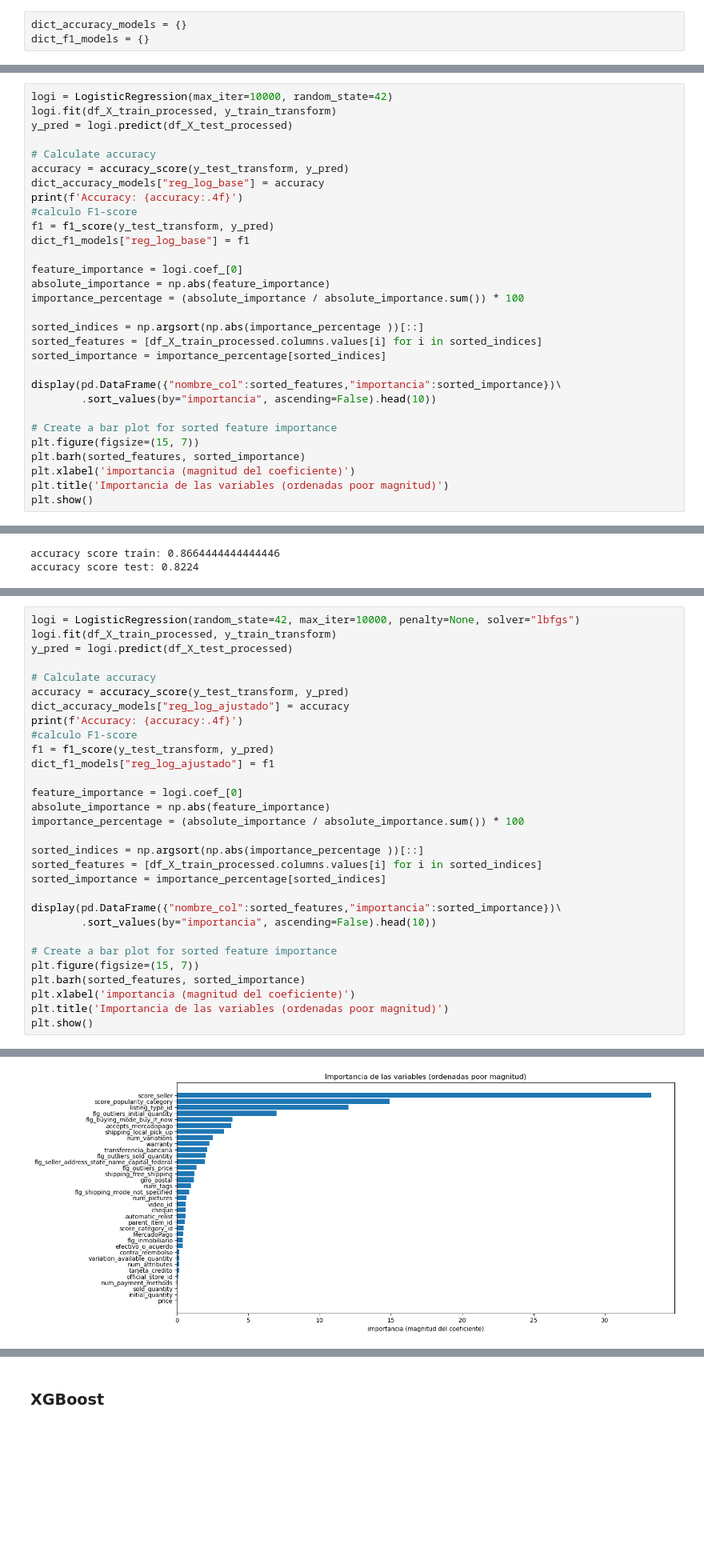
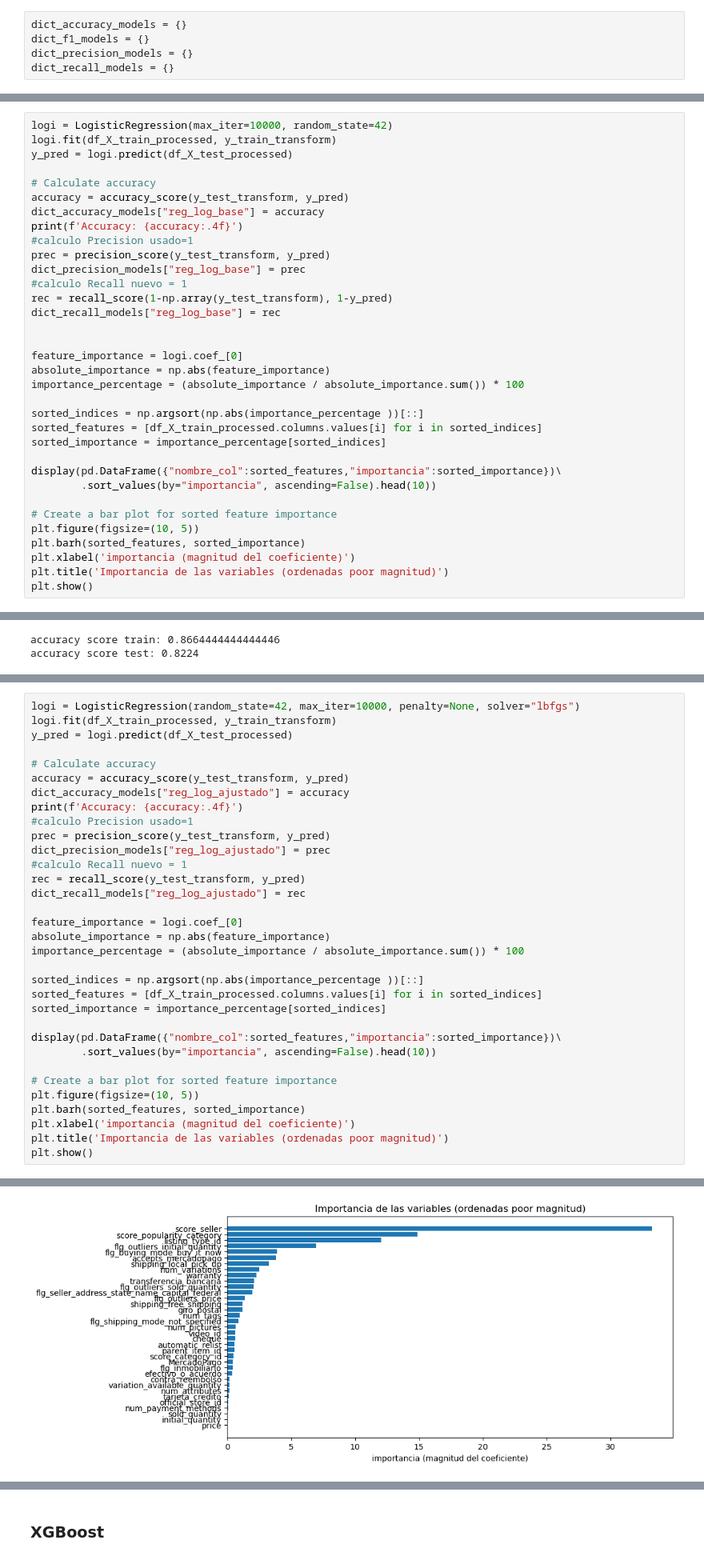
Before and after one commit to paulguz261/meli_ds_challenge2, a Jupyter notebook: notebooks/03_model_tunning.ipynb, the cells around one changed output, grey strips where cells are left out. Shown: that part at 80% size. Saved outputs shown, nothing was run; the diff lists cells and outputs as text; blank space fills up the shorter version.

```diff
--- a/notebooks/03_model_tunning.ipynb
+++ b/notebooks/03_model_tunning.ipynb
@@ -66,6 +66,8 @@ from sklearn.model_selection import GridSearchCV
 # %%
 dict_accuracy_models = {}
 dict_f1_models = {}
+dict_precision_models = {}
+dict_recall_models = {}
 # %% [markdown]
 ### Regresion Logistica
 
@@ -79,9 +81,13 @@ y_pred = logi.predict(df_X_test_processed)
 accuracy = accuracy_score(y_test_transform, y_pred)
 dict_accuracy_models["reg_log_base"] = accuracy
 print(f'Accuracy: {accuracy:.4f}')
-#calculo F1-score
-f1 = f1_score(y_test_transform, y_pred)
-dict_f1_models["reg_log_base"] = f1
+#calculo Precision usado=1
+prec = precision_score(y_test_transform, y_pred)
+dict_precision_models["reg_log_base"] = prec
+#calculo Recall nuevo = 1
+rec = recall_score(1-np.array(y_test_transform), 1-y_pred)
+dict_recall_models["reg_log_base"] = rec
+
 
 feature_importance = logi.coef_[0]
 absolute_importance = np.abs(feature_importance)
@@ -95,7 +101,7 @@ display(pd.DataFrame({"nombre_col":sorted_features,"importancia":sorted_importan
         .sort_values(by="importancia", ascending=False).head(10))
 
 # Create a bar plot for sorted feature importance
-plt.figure(figsize=(15, 7))
+plt.figure(figsize=(10, 5))
 plt.barh(sorted_features, sorted_importance)
 plt.xlabel('importancia (magnitud del coeficiente)')
 plt.title('Importancia de las variables (ordenadas poor magnitud)')
@@ -222,41 +232,44 @@ y_pred = logi.predict(df_X_test_processed)
 accuracy = accuracy_score(y_test_transform, y_pred)
 dict_accuracy_models["reg_log_ajustado"] = accuracy
 print(f'Accuracy: {accuracy:.4f}')
-#calculo F1-score
-f1 = f1_score(y_test_transform, y_pred)
-dict_f1_models["reg_log_ajustado"] = f1
+#calculo Precision usado=1
+prec = precision_score(y_test_transform, y_pred)
+dict_precision_models["reg_log_ajustado"] = prec
+#calculo Recall nuevo = 1
+rec = recall_score(y_test_transform, y_pred)
+dict_recall_models["reg_log_ajustado"] = rec
 
 feature_importance = logi.coef_[0]
 absolute_importance = np.abs(feature_importance)
 importance_percentage = (absolute_importance / absolute_importance.sum()) * 100
 
 sorted_indices = np.argsort(np.abs(importance_percentage ))[::]
 sorted_features = [df_X_train_processed.columns.values[i] for i in sorted_indices]
 sorted_importance = importance_percentage[sorted_indices]
 
 display(pd.DataFrame({"nombre_col":sorted_features,"importancia":sorted_importance})\
         .sort_values(by="importancia", ascending=False).head(10))
 
 # Create a bar plot for sorted feature importance
-plt.figure(figsize=(15, 7))
+plt.figure(figsize=(10, 5))
 plt.barh(sorted_features, sorted_importance)
 plt.xlabel('importancia (magnitud del coeficiente)')
 plt.title('Importancia de las variables (ordenadas poor magnitud)')
 plt.show()
 # %% [output]
 Accuracy: 0.8354
 |  | nombre_col | importancia |
 | 34 | score_seller | 33.220128 |
 | 33 | score_popularity_category | 14.887213 |
 | 32 | listing_type_id | 12.018433 |
 | 31 | flg_outliers_initial_quantity | 6.968570 |
 | 30 | flg_buying_mode_buy_it_now | 3.872347 |
 | 29 | accepts_mercadopago | 3.807008 |
 | 28 | shipping_local_pick_up | 3.284631 |
 | 27 | num_variations | 2.517275 |
 | 26 | warranty | 2.259467 |
 | 25 | transferencia_bancaria | 2.101506 |
-[figure, old version]
+[figure, new version]
 # %% [markdown]
 #### Conclusiones
 La diferencia entre los valores de train y test muestran un sobreajuste a los valores de entrenimiento. el modelo lineal no logra tomar todas las interacciones de las variables, por lo que se deben probar otros modelos
```
Also changed, not shown: parts of 27 cells of this notebook.
